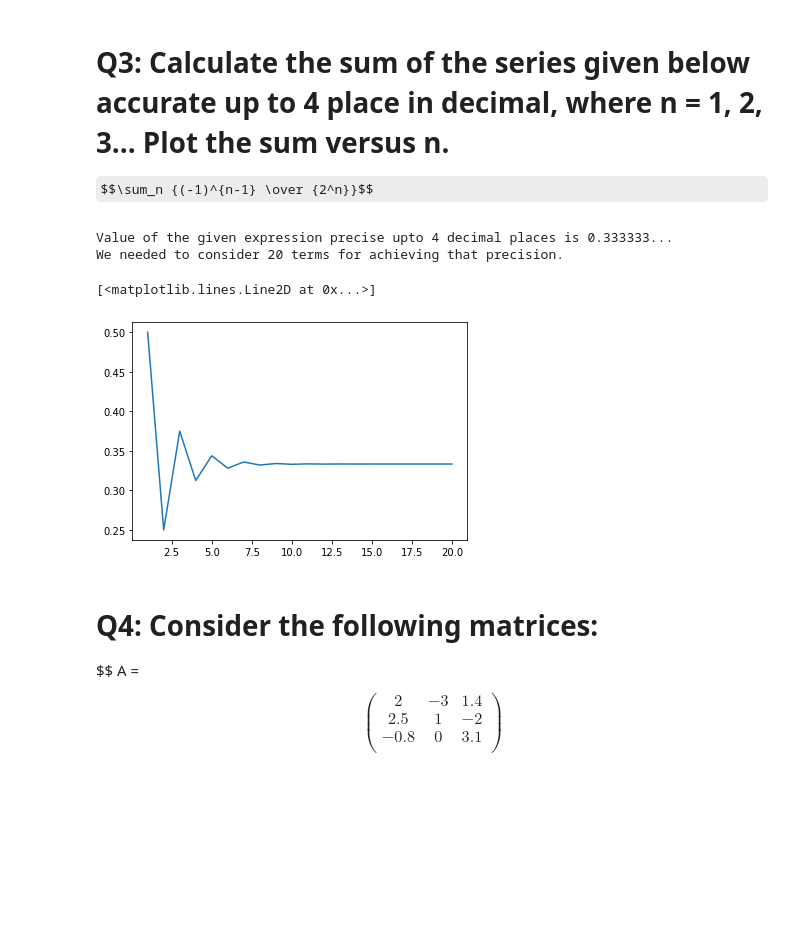
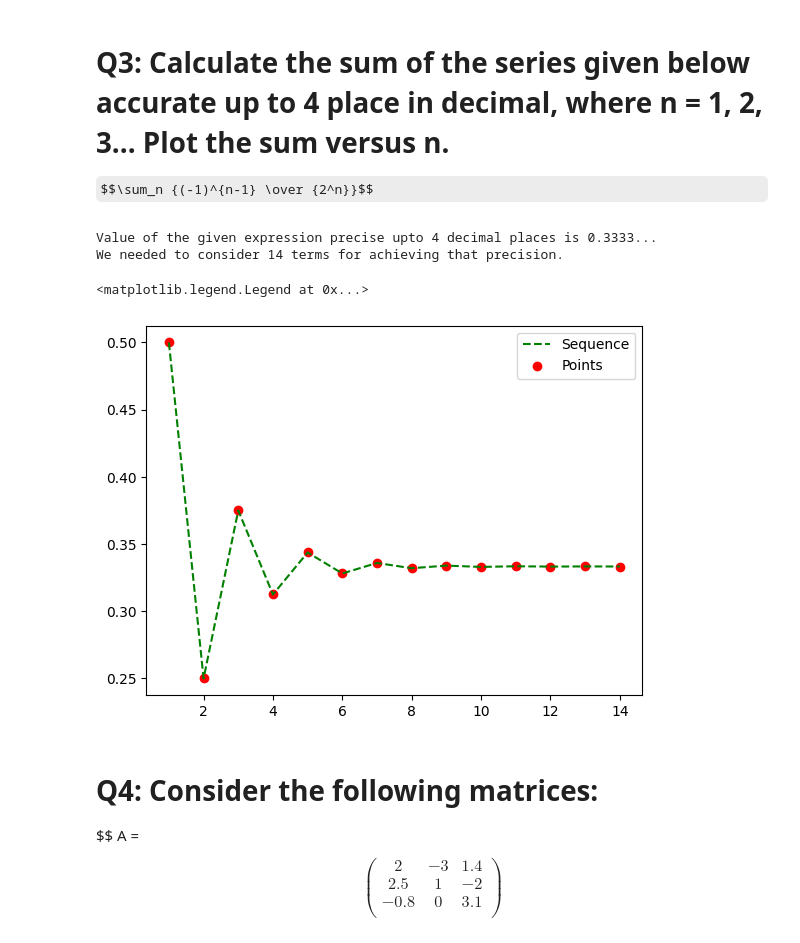
Before and after one commit to PeithonKing/comp_phys_P346, a Jupyter notebook: 1.assign1_gen.ipynb, the cells around one changed output. Saved outputs shown, nothing was run; the diff lists cells and outputs as text; code cells hidden in the pictures; some formulas as TeX source; blank space fills up the shorter version.

```diff
--- a/1.assign1_gen.ipynb
+++ b/1.assign1_gen.ipynb
@@ -76,30 +108,32 @@ $$\sum_n {(-1)^{n-1} \over {2^n}}$$
 # %%
 # Defining the required function
 def Q3term(n):
     return ((-1)**(n-1))/2**n
 
 # Calculating the terms
-precision = 6
+precision = 4
 x = [1]
 y = [Q3term(1)]
 while True:
     b = Q3term(x[-1]+1)
     if round(y[-1]+b, precision) == round(y[-1], precision):
         break
     else:
         x.append(x[-1]+1)
         y.append(y[-1]+b)
-print(f"Value of the given expression precise upto 4 decimal places is {round(y[-1], precision)}...")
+print(f"Value of the given expression precise upto {precision} decimal places is {round(y[-1], precision)}...")
 print(f"We needed to consider {x[-1]} terms for achieving that precision.")
 
 # Plot the graph
 import matplotlib.pyplot as plt
-plt.plot(x, y)
+plt.plot(x, y, 'g--')
+plt.scatter(x, y, c = "r")
+plt.legend(['Sequence', 'Points'])
 # %% [output]
-Value of the given expression precise upto 4 decimal places is 0.333333...
-We needed to consider 20 terms for achieving that precision.
+Value of the given expression precise upto 4 decimal places is 0.3333...
+We needed to consider 14 terms for achieving that precision.
-[<matplotlib.lines.Line2D at 0x...>]
+<matplotlib.legend.Legend at 0x...>
-[figure, old version]
+[figure, new version]
 # %% [markdown]
 # Q4: Consider the following matrices:
 
```
Also changed, not shown: parts of 10 cells of this notebook, 18 other files.
